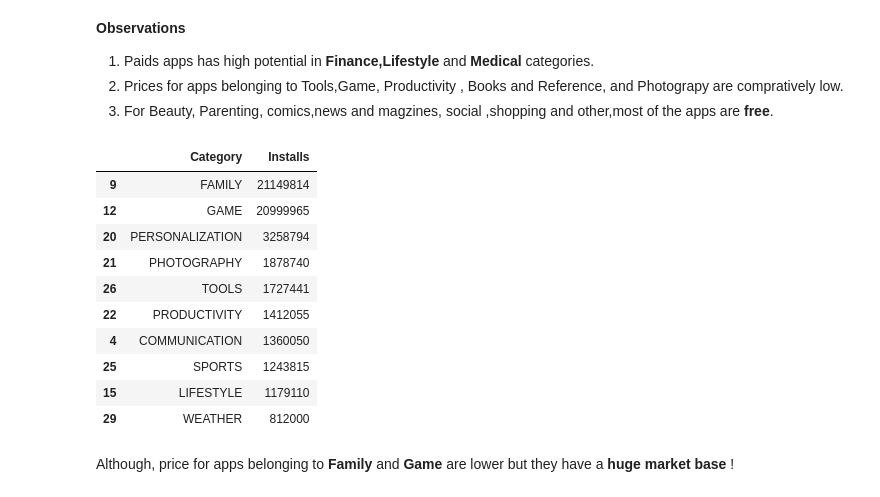
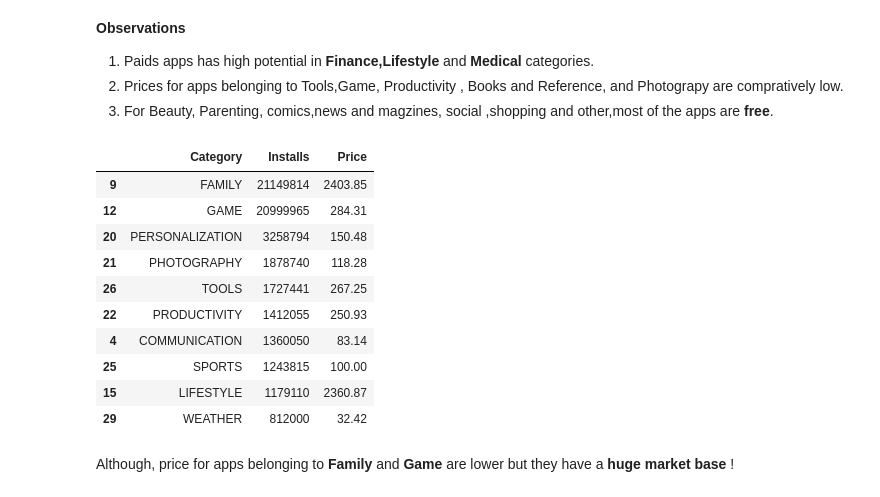
Before and after one commit to swarntam/Comcast_Telecom_Consumer_Complaints, a Jupyter notebook: Play_Store_App_Review_Analysis_Capstone_Project.ipynb, the cells around one changed output. Saved outputs shown, nothing was run; the diff lists cells and outputs as text; code cells hidden in the pictures.

```diff
--- a/Play_Store_App_Review_Analysis_Capstone_Project.ipynb
+++ b/Play_Store_App_Review_Analysis_Capstone_Project.ipynb
@@ -1178,20 +1207,20 @@ plt.show()
 3. For Beauty, Parenting, comics,news and magzines, social ,shopping and other,most of the apps are **free**.
 # %%
 # Finding category of paid apps having maximum installs
-paid_apps.groupby('Category')['Installs'].sum().reset_index()\
+paid_apps.groupby('Category')[['Installs','Price']].sum().reset_index()\
                                 .sort_values(by='Installs',ascending=False)[:10]
 # %% [output]
-|  | Category | Installs |
-| 9 | FAMILY | 21149814 |
-| 12 | GAME | 20999965 |
-| 20 | PERSONALIZATION | 3258794 |
-| 21 | PHOTOGRAPHY | 1878740 |
-| 26 | TOOLS | 1727441 |
-| 22 | PRODUCTIVITY | 1412055 |
-| 4 | COMMUNICATION | 1360050 |
-| 25 | SPORTS | 1243815 |
-| 15 | LIFESTYLE | 1179110 |
-| 29 | WEATHER | 812000 |
+|  | Category | Installs | Price |
+| 9 | FAMILY | 21149814 | 2403.85 |
+| 12 | GAME | 20999965 | 284.31 |
+| 20 | PERSONALIZATION | 3258794 | 150.48 |
+| 21 | PHOTOGRAPHY | 1878740 | 118.28 |
+| 26 | TOOLS | 1727441 | 267.25 |
+| 22 | PRODUCTIVITY | 1412055 | 250.93 |
+| 4 | COMMUNICATION | 1360050 | 83.14 |
+| 25 | SPORTS | 1243815 | 100.00 |
+| 15 | LIFESTYLE | 1179110 | 2360.87 |
+| 29 | WEATHER | 812000 | 32.42 |
 # %% [markdown]
 Although, price for apps belonging to **Family** and **Game** are lower but they have a **huge market base** !
 # %% [markdown]
```
Also changed, not shown: parts of 34 cells of this notebook.
